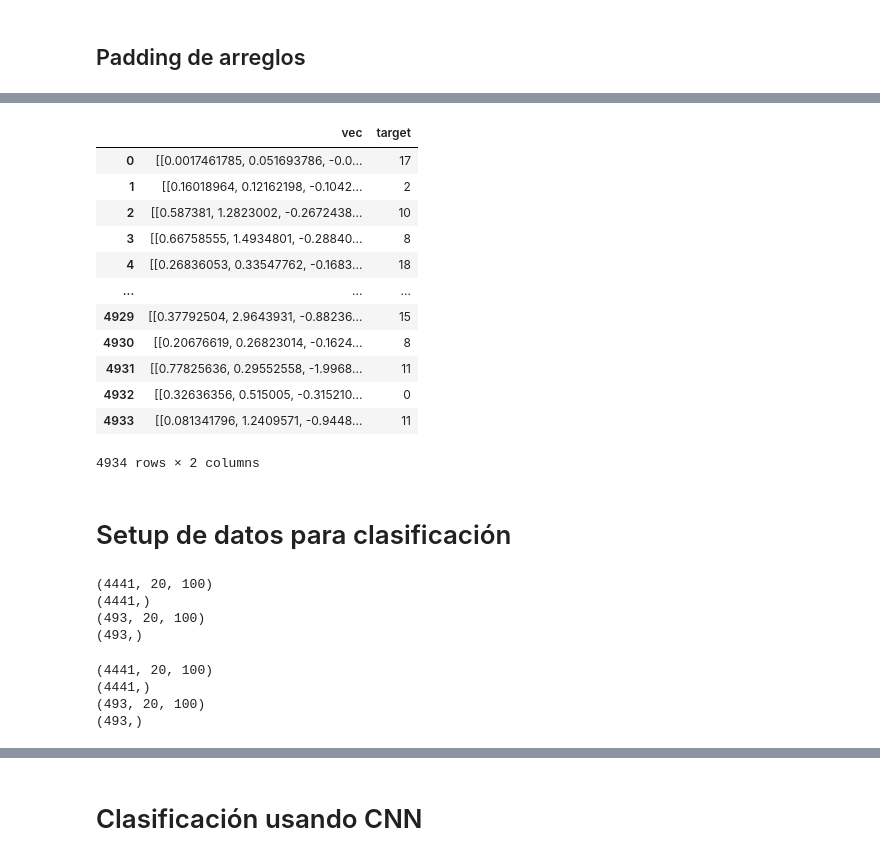
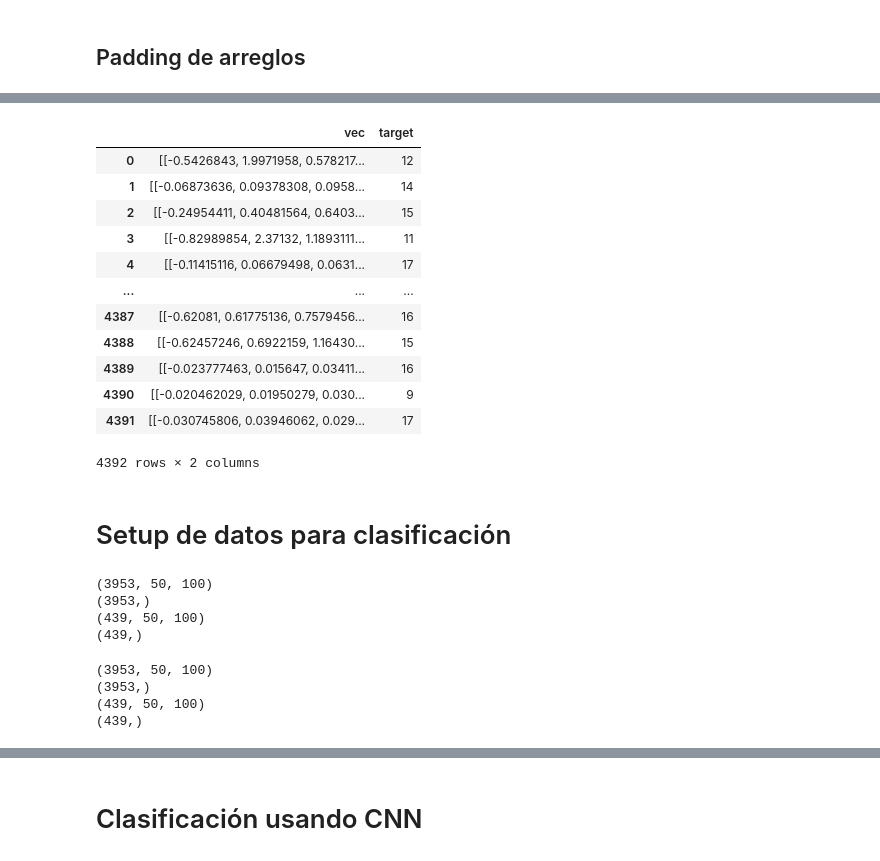
Before and after one commit to jhermosillo/keyword_extraction, a Jupyter notebook: API_TextRank_GFractal.ipynb, the cells around one changed output, grey strips where cells are left out. Cells and saved outputs as stored; diff of their text form; code cells hidden in the pictures.

```diff
--- a/API_TextRank_GFractal.ipynb
+++ b/API_TextRank_GFractal.ipynb
@@ -543,0 +527,3 @@ newsgroups_train_data.to_csv('newsgroups_train_data_sinSW_lemma.csv')
+# %%
+df = pd.read_pickle('newsgroups_train_data_sinSW_lemma_Top100.pickle')
+df
@@ -544,3 +544,7 @@ newsgroups_train_data.to_csv('newsgroups_train_data_sinSW_lemma.csv')
+# %%
+df = df.drop(df[df.TR.apply(lambda x: len(x)<20)].index).reset_index(drop=True)
+df = df.drop(2).reset_index(drop=True)
+df
 # %% [markdown]
 # Word2vec
 # %%
@@ -599,0 +605,3 @@ Name: sound, dtype: object
+# %%
+typesDF = pd.read_pickle('typesDF_WE.pickle')
+typesDF.head()
@@ -674,26 +715,26 @@ VTR_train
 # %%
 X_VGF = df.VTR.values
 X_VGF = X_VGF.reshape(X_VGF.shape[0],1)
 y_VGF = df.target.values
 y_VGF = y_VGF.reshape(y_VGF.shape[0],1)
 VGF_train = np.hstack((X_VGF,y_VGF))
-padding(VGF_train,20,100)
+# padding(VGF_train,20,100)
 VGF_train = pd.DataFrame(VGF_train,columns=['vec','target'])
 VGF_train
 # %% [output]
 |  | vec | target |
-| 0 | [[0.0017461785, 0.051693786, -0.0... | 17 |
-| 1 | [[0.16018964, 0.12162198, -0.1042... | 2 |
-| 2 | [[0.587381, 1.2823002, -0.2672438... | 10 |
-| 3 | [[0.66758555, 1.4934801, -0.28840... | 8 |
-| 4 | [[0.26836053, 0.33547762, -0.1683... | 18 |
+| 0 | [[-0.5426843, 1.9971958, 0.578217... | 12 |
+| 1 | [[-0.06873636, 0.09378308, 0.0958... | 14 |
+| 2 | [[-0.24954411, 0.40481564, 0.6403... | 15 |
+| 3 | [[-0.82989854, 2.37132, 1.1893111... | 11 |
+| 4 | [[-0.11415116, 0.06679498, 0.0631... | 17 |
 | ... | ... | ... |
-| 4929 | [[0.37792504, 2.9643931, -0.88236... | 15 |
-| 4930 | [[0.20676619, 0.26823014, -0.1624... | 8 |
-| 4931 | [[0.77825636, 0.29552558, -1.9968... | 11 |
-| 4932 | [[0.32636356, 0.515005, -0.315210... | 0 |
-| 4933 | [[0.081341796, 1.2409571, -0.9448... | 11 |
+| 4387 | [[-0.62081, 0.61775136, 0.7579456... | 16 |
+| 4388 | [[-0.62457246, 0.6922159, 1.16430... | 15 |
+| 4389 | [[-0.023777463, 0.015647, 0.03411... | 16 |
+| 4390 | [[-0.020462029, 0.01950279, 0.030... | 9 |
+| 4391 | [[-0.030745806, 0.03946062, 0.029... | 17 |
-4934 rows × 2 columns
+4392 rows × 2 columns
 # %% [markdown]
 # Setup de datos para clasificación
 # %%
@@ -701,41 +742,41 @@ VTR_val = VTR_train.sample(frac=0.1)
 VTR_train = VTR_train.drop(labels=VTR_val.index)
 # %%
 X_VTR_train = VTR_train.vec.values
-X_VTR_train = repadding(X_VTR_train,20,100)
+X_VTR_train = padding(X_VTR_train,50,100)
 print(X_VTR_train.shape)
 y_VTR_train = VTR_train.target.values
 print(y_VTR_train.shape)
 
 X_VTR_val = VTR_val.vec.values
-X_VTR_val = repadding(X_VTR_val,20,100)
+X_VTR_val = padding(X_VTR_val,50,100)
 print(X_VTR_val.shape)
 y_VTR_val = VTR_val.target.values
 print(y_VTR_val.shape)
 # %% [output]
-(4441, 20, 100)
-(4441,)
-(493, 20, 100)
-(493,)
+(3953, 50, 100)
+(3953,)
+(439, 50, 100)
+(439,)
 # %%
 VGF_val = VGF_train.sample(frac=0.1)
 VGF_train = VGF_train.drop(labels=VGF_val.index)
 # %%
 X_VGF_train = VGF_train.vec.values
-X_VGF_train = unpack(X_VGF_train,20,100)
+X_VGF_train = padding(X_VGF_train,50,100)
 print(X_VGF_train.shape)
 y_VGF_train = VGF_train.target.values
 print(y_VGF_train.shape)
 
 X_VGF_val = VGF_val.vec.values
-X_VGF_val = unpack(X_VGF_val,20,100)
+X_VGF_val = padding(X_VGF_val,50,100)
 print(X_VGF_val.shape)
 y_VGF_val = VGF_val.target.values
 print(y_VGF_val.shape)
 # %% [output]
-(4441, 20, 100)
-(4441,)
-(493, 20, 100)
-(493,)
+(3953, 50, 100)
+(3953,)
+(439, 50, 100)
+(439,)
 # %%
 np.save('X_VTR_train.npy', X_VTR_train)
 np.save('y_VTR_train.npy', y_VTR_train)
```
Also changed, not shown: parts of 35 cells of this notebook, 14 other files.
